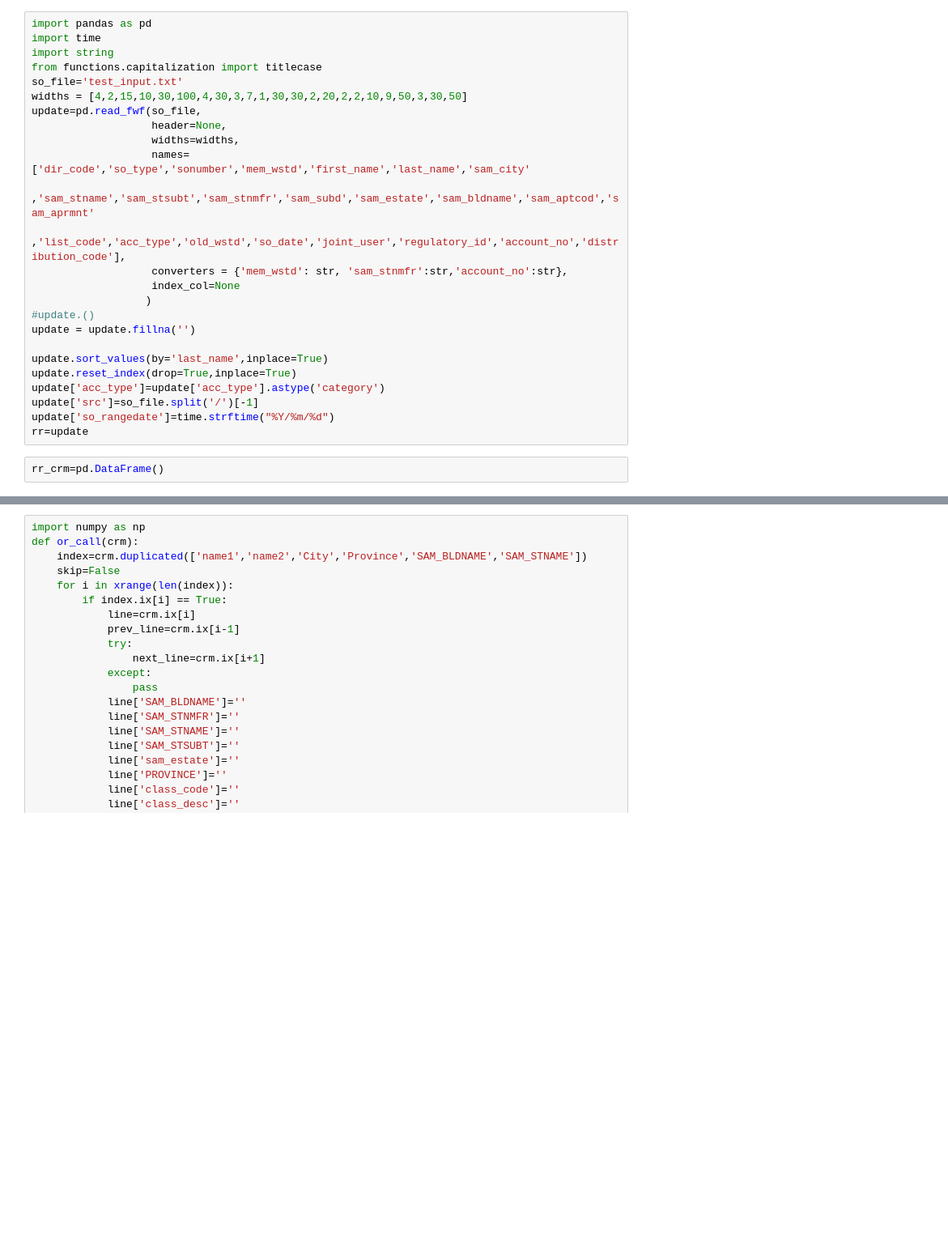
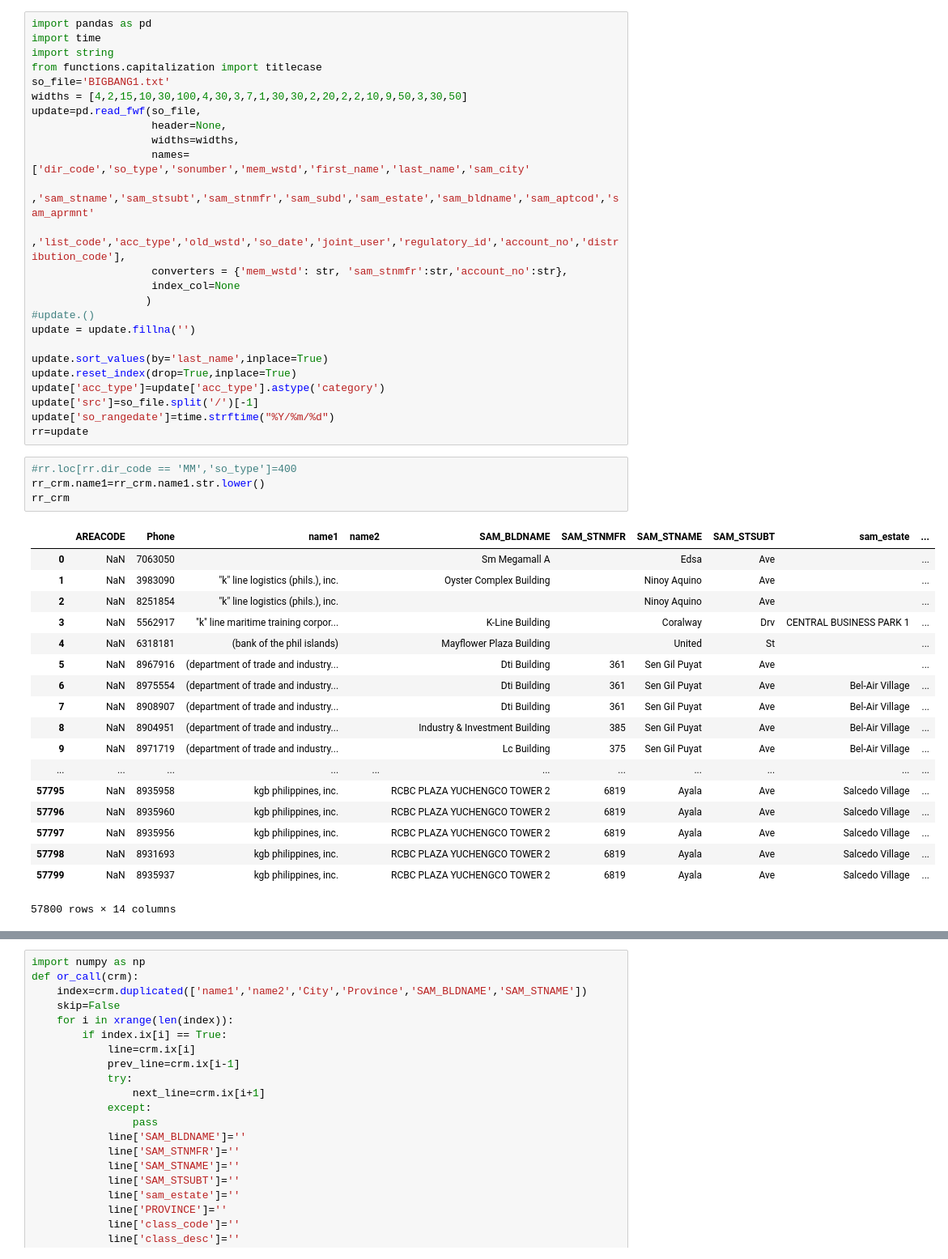
Before and after one commit to ncolina/DPC_SO, a Jupyter notebook: Testing.ipynb, the cells around one changed output, grey strips where cells are left out. Shown: that part at 81% size. Saved outputs shown, nothing was run; the diff lists cells and outputs as text; blank space fills up the shorter version.

```diff
--- a/Testing.ipynb
+++ b/Testing.ipynb
@@ -3,7 +3,7 @@ import pandas as pd
 import time
 import string
 from functions.capitalization import titlecase
-so_file='test_input.txt'
+so_file='BIGBANG1.txt'
 widths = [4,2,15,10,30,100,4,30,3,7,1,30,30,2,20,2,2,10,9,50,3,30,50]
 update=pd.read_fwf(so_file,
                    header=None,
@@ -23,6 +23,27 @@ update['acc_type']=update['acc_type'].astype('category')
 update['src']=so_file.split('/')[-1]
 update['so_rangedate']=time.strftime("%Y/%m/%d")
 rr=update
-# %%
-rr_crm=pd.DataFrame()
+# %%
+#rr.loc[rr.dir_code == 'MM','so_type']=400
+rr_crm.name1=rr_crm.name1.str.lower()
+rr_crm
+# %% [output]
+|  | AREACODE | Phone | name1 | name2 | SAM_BLDNAME | SAM_STNMFR | SAM_STNAME | SAM_STSUBT | sam_estate | ... |
+| 0 | NaN | 7063050 |  |  | Sm Megamall A |  | Edsa | Ave |  | ... |
+| 1 | NaN | 3983090 | "k" line logistics (phils.), inc. |  | Oyster Complex Building |  | Ninoy Aquino | Ave |  | ... |
+| 2 | NaN | 8251854 | "k" line logistics (phils.), inc. |  |  |  | Ninoy Aquino | Ave |  | ... |
+| 3 | NaN | 5562917 | "k" line maritime training corpor... |  | K-Line Building |  | Coralway | Drv | CENTRAL BUSINESS PARK 1 | ... |
+| 4 | NaN | 6318181 | (bank of the phil islands) |  | Mayflower Plaza Building |  | United | St |  | ... |
+| 5 | NaN | 8967916 | (department of trade and industry... |  | Dti Building | 361 | Sen Gil Puyat | Ave |  | ... |
+| 6 | NaN | 8975554 | (department of trade and industry... |  | Dti Building | 361 | Sen Gil Puyat | Ave | Bel-Air Village | ... |
+| 7 | NaN | 8908907 | (department of trade and industry... |  | Dti Building | 361 | Sen Gil Puyat | Ave | Bel-Air Village | ... |
+| 8 | NaN | 8904951 | (department of trade and industry... |  | Industry & Investment Building | 385 | Sen Gil Puyat | Ave | Bel-Air Village | ... |
+| 9 | NaN | 8971719 | (department of trade and industry... |  | Lc Building | 375 | Sen Gil Puyat | Ave | Bel-Air Village | ... |
+| ... | ... | ... | ... | ... | ... | ... | ... | ... | ... | ... |
+| 57795 | NaN | 8935958 | kgb philippines, inc. |  | RCBC PLAZA YUCHENGCO TOWER 2 | 6819 | Ayala | Ave | Salcedo Village | ... |
+| 57796 | NaN | 8935960 | kgb philippines, inc. |  | RCBC PLAZA YUCHENGCO TOWER 2 | 6819 | Ayala | Ave | Salcedo Village | ... |
+| 57797 | NaN | 8935956 | kgb philippines, inc. |  | RCBC PLAZA YUCHENGCO TOWER 2 | 6819 | Ayala | Ave | Salcedo Village | ... |
+| 57798 | NaN | 8931693 | kgb philippines, inc. |  | RCBC PLAZA YUCHENGCO TOWER 2 | 6819 | Ayala | Ave | Salcedo Village | ... |
+| 57799 | NaN | 8935937 | kgb philippines, inc. |  | RCBC PLAZA YUCHENGCO TOWER 2 | 6819 | Ayala | Ave | Salcedo Village | ... |
+57800 rows × 14 columns
 # %%
```
Also changed, not shown: parts of 28 cells of this notebook, 4 other files.
